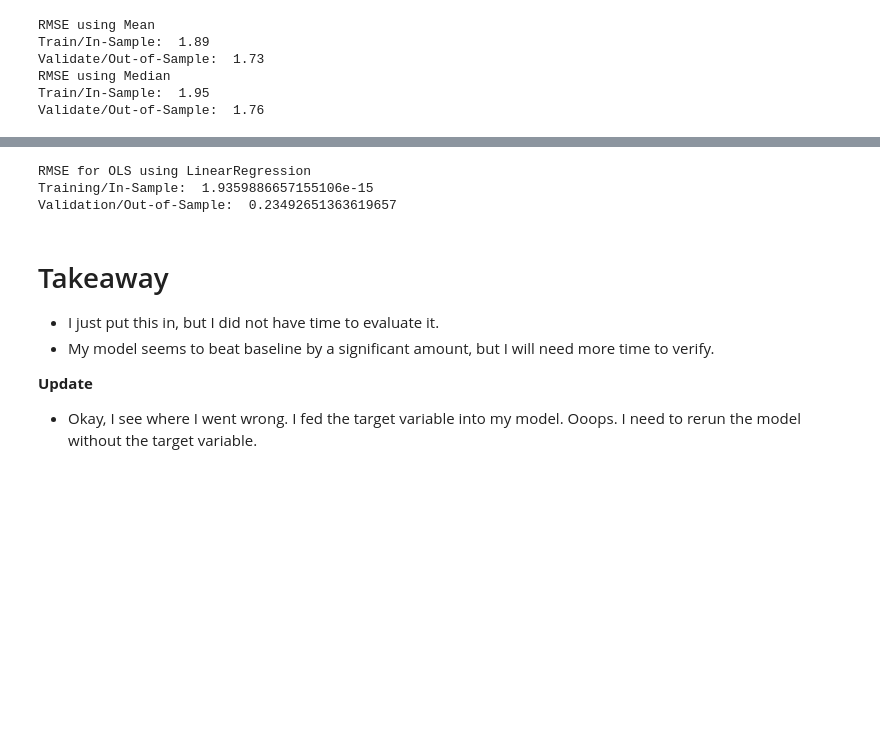
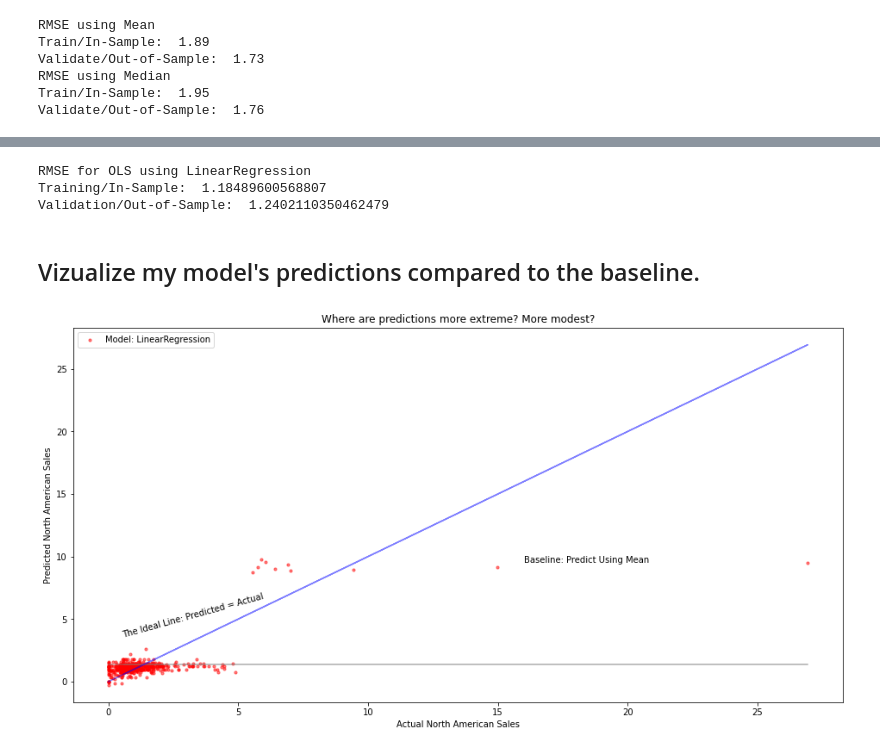
Before and after one commit to brentschriver/press_start, a Jupyter notebook: press-start-final-notebook.ipynb, the cells around one changed output, grey strips where cells are left out. Cells and saved outputs as stored; diff of their text form; code cells hidden in the pictures; blank space fills up the shorter version.

Commit message:
Updating press-start evaluation. Preparing for model upgrade.

```diff
--- a/press-start-final-notebook.ipynb
+++ b/press-start-final-notebook.ipynb
@@ -121,0 +118,2 @@ X_test_scaled = pd.DataFrame(X_test_scaled, columns = X_test.columns)
+# %%
+X_validate_scaled.drop(columns='na_sales', inplace=True)
@@ -126,7 +130,7 @@ from sklearn.feature_selection import RFE
 model = LinearRegression()
 
 #Initializing RFE model, with parameter to select top 10 features.
-rfe = RFE(model, 100)
+rfe = RFE(model, 50)
 
 #Transforming data using RFE
 X_rfe = rfe.fit_transform(X_train_scaled,y_train)
@@ -142,0 +147,4 @@ print(rfe_features)
+# %%
+X_train_scaled_rfe = X_train_scaled[rfe_features]
+X_validate_scaled_rfe = X_validate_scaled[rfe_features]
+X_test_rfe = X_test_scaled[rfe_features]
@@ -146,16 +170,16 @@ lm = LinearRegression(normalize=True)
 
 # fit the model to our training data. We must specify the column in y_train,
 # since we have converted it to a dataframe from a series!
-lm.fit(X_train_scaled, y_train.na_sales)
+lm.fit(X_train_scaled_rfe, y_train.na_sales)
 
 # predict train
-y_train['na_sales_pred_lm'] = lm.predict(X_train_scaled)
+y_train['na_sales_pred_lm'] = lm.predict(X_train_scaled_rfe)
 
 # evaluate: rmse
 rmse_train = mean_squared_error(y_train.na_sales, y_train.na_sales_pred_lm)**(1/2)
 
 # predict validate
-y_validate['na_sales_pred_lm'] = lm.predict(X_validate_scaled)
+y_validate['na_sales_pred_lm'] = lm.predict(X_validate_scaled_rfe)
 
 # evaluate: rmse
 rmse_validate = mean_squared_error(y_validate.na_sales, y_validate.na_sales_pred_lm)**(1/2)
@@ -164,13 +188,26 @@ print("RMSE for OLS using LinearRegression\nTraining/In-Sample: ", rmse_train,
       "\nValidation/Out-of-Sample: ", rmse_validate)
 # %% [output]
 RMSE for OLS using LinearRegression
-Training/In-Sample:  1.9359886657155106e-15
-Validation/Out-of-Sample:  0.23492651363619657
+Training/In-Sample:  1.18489600568807
+Validation/Out-of-Sample:  1.2402110350462479
-# %% [markdown]
-# Takeaway
-
-* I just put this in, but I did not have time to evaluate it.
-* My model seems to beat baseline by a significant amount, but I will need more time to verify.
-
-**Update**
-* Okay, I see where I went wrong. I fed the target variable into my model. Ooops. I need to rerun the model without the target variable.
+# %% [markdown]
+## Vizualize my model's predictions compared to the baseline.
+# %%
+plt.figure(figsize=(16,8))
+plt.plot(y_validate.na_sales, y_validate.na_sales_pred_mean, alpha=.5, color="gray", label='_nolegend_')
+plt.annotate("Baseline: Predict Using Mean", (16, 9.5))
+plt.plot(y_validate.na_sales, y_validate.na_sales, alpha=.5, color="blue", label='_nolegend_')
+plt.annotate("The Ideal Line: Predicted = Actual", (.5, 3.5), rotation=15.5)
+
+plt.scatter(y_validate.na_sales, y_validate.na_sales_pred_lm,
+            alpha=.5, color="red", s=10, label="Model: LinearRegression")
+
+plt.legend()
+plt.xlabel("Actual North American Sales")
+plt.ylabel("Predicted North American Sales")
+plt.title("Where are predictions more extreme? More modest?")
+# plt.annotate("The polynomial model appears to overreact to noise", (2.0, -10))
+# plt.annotate("The OLS model (LinearRegression)\n appears to be most consistent", (15.5, 3))
+plt.show()
+# %% [output]
+[figure, added]
```
Also changed, not shown: parts of 33 cells of this notebook, 3 other files.
